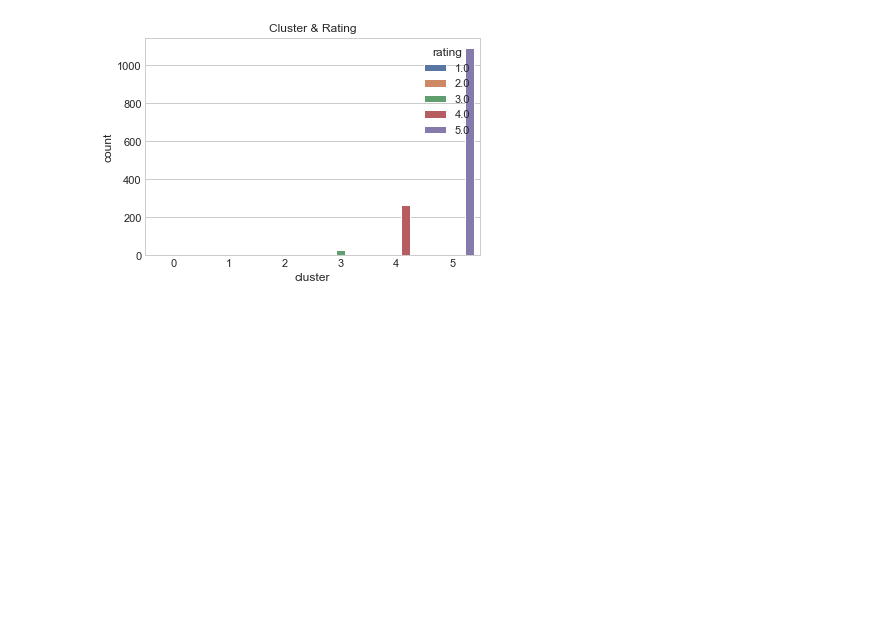
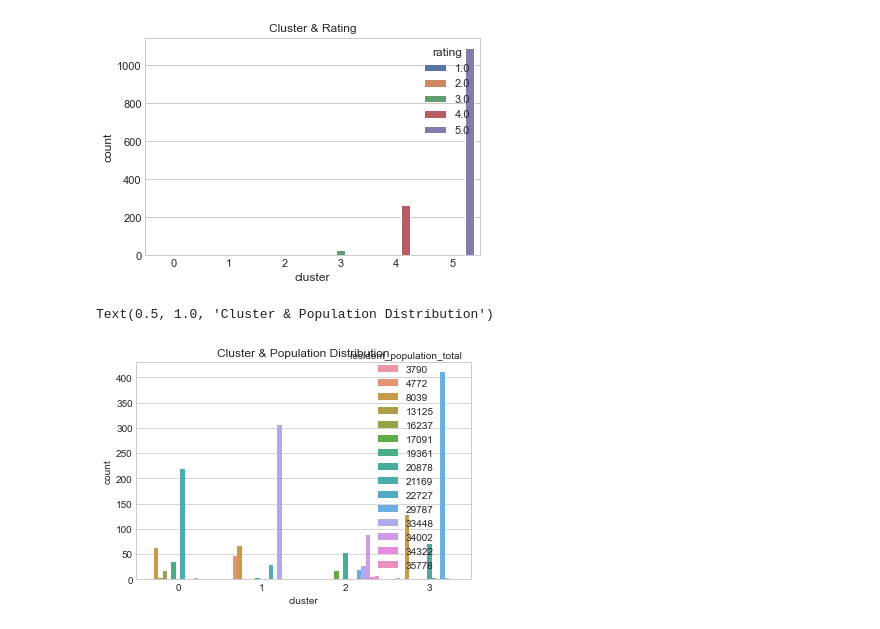
Before and after one commit to burakonurlu/best_restaurant_location, a Jupyter notebook: notebooks/Data_Exploration_Combined_Data_YA.ipynb, the cells around one changed output. Saved outputs shown, nothing was run; the diff lists cells and outputs as text; code cells hidden in the pictures; blank space fills up the shorter version.

```diff
--- a/notebooks/Data_Exploration_Combined_Data_YA.ipynb
+++ b/notebooks/Data_Exploration_Combined_Data_YA.ipynb
@@ -135,4 +155,8 @@ plt.title("Cluster & Rating")
 Text(0.5, 1.0, 'Cluster & Rating')
 [figure]
 # %%
-plt.bar()
+sns.countplot(x='cluster', hue='resident_population_total', data=df)
+plt.title("Cluster & Population Distribution")
+# %% [output]
+Text(0.5, 1.0, 'Cluster & Population Distribution')
+[figure, added]
```
Also changed, not shown: parts of 7 cells of this notebook.
